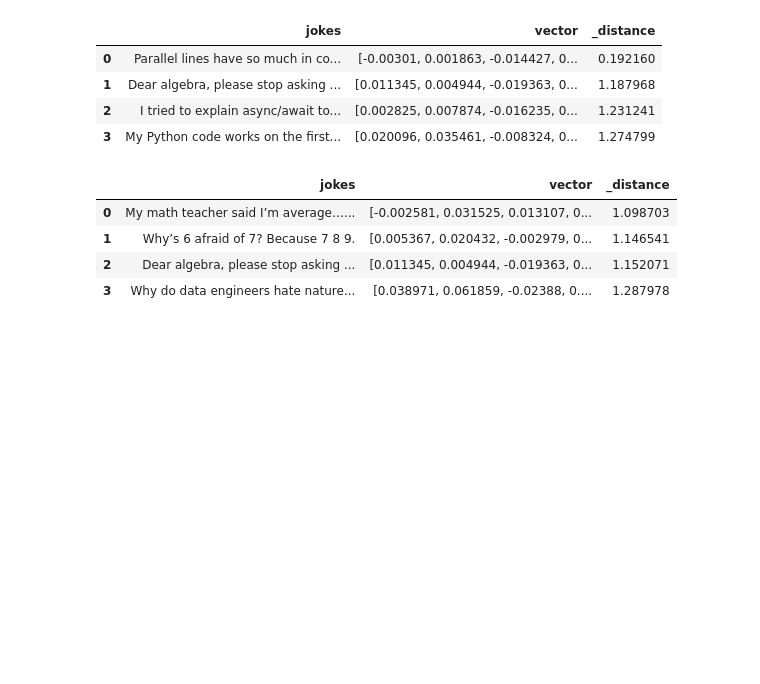
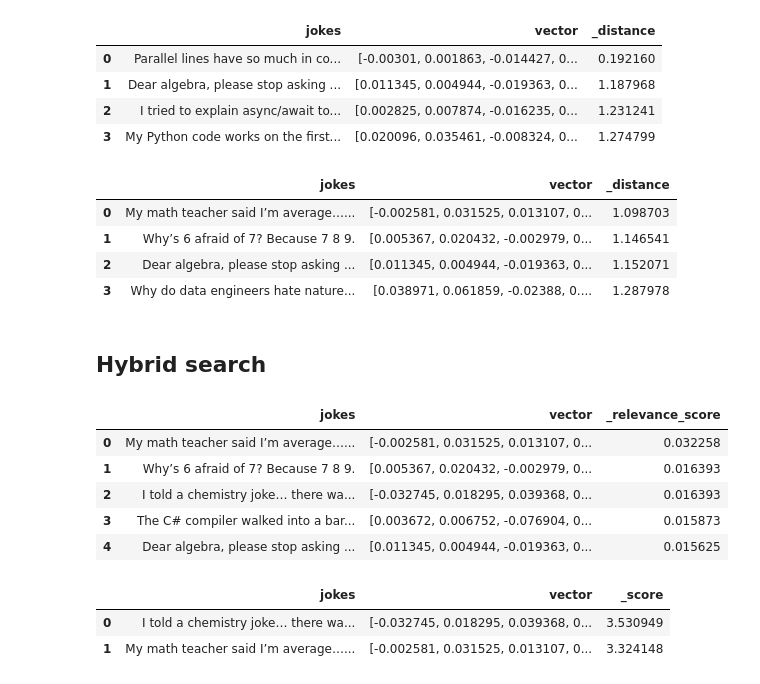
Before and after one commit to kokchun/ai_ops_code_along, a Jupyter notebook: 09_lancedb/lancedb_basics.ipynb, the cells around one changed output. Drawn from its saved outputs; the diff is of its cells as text; code cells hidden in the pictures; blank space fills up the shorter version.

Commit message:
hybrid search

```diff
--- a/09_lancedb/lancedb_basics.ipynb
+++ b/09_lancedb/lancedb_basics.ipynb
@@ -234,3 +234,5 @@ db["jokes"].search("varför är matteboken ledsen?").limit(4).to_pandas()
 | 1 | Why’s 6 afraid of 7? Because 7 8 9. | [0.005367, 0.020432, -0.002979, 0... | 1.146541 |
 | 2 | Dear algebra, please stop asking ... | [0.011345, 0.004944, -0.019363, 0... | 1.152071 |
 | 3 | Why do data engineers hate nature... | [0.038971, 0.061859, -0.02388, 0.... | 1.287978 |
+# %% [markdown]
+## Hybrid search
@@ -236,0 +243,25 @@ db["jokes"].search("varför är matteboken ledsen?").limit(4).to_pandas()
+# %%
+db["jokes"].search(
+    "Give me math jokes",
+    query_type="hybrid",
+    vector_column_name="vector",
+    fts_columns="jokes",
+).limit(5).to_pandas()
+# %% [output]
+|  | jokes | vector | _relevance_score |
+| 0 | My math teacher said I’m average…... | [-0.002581, 0.031525, 0.013107, 0... | 0.032258 |
+| 1 | Why’s 6 afraid of 7? Because 7 8 9. | [0.005367, 0.020432, -0.002979, 0... | 0.016393 |
+| 2 | I told a chemistry joke… there wa... | [-0.032745, 0.018295, 0.039368, 0... | 0.016393 |
+| 3 | The C# compiler walked into a bar... | [0.003672, 0.006752, -0.076904, 0... | 0.015873 |
+| 4 | Dear algebra, please stop asking ... | [0.011345, 0.004944, -0.019363, 0... | 0.015625 |
+# %%
+db["jokes"].search(
+    "give me math jokes",
+    query_type="fts",
+    vector_column_name="vector",
+    fts_columns="jokes",
+).limit(5).to_pandas()
+# %% [output]
+|  | jokes | vector | _score |
+| 0 | I told a chemistry joke… there wa... | [-0.032745, 0.018295, 0.039368, 0... | 3.530949 |
+| 1 | My math teacher said I’m average…... | [-0.002581, 0.031525, 0.013107, 0... | 3.324148 |
```
Also changed, not shown: parts of 3 cells of this notebook.
